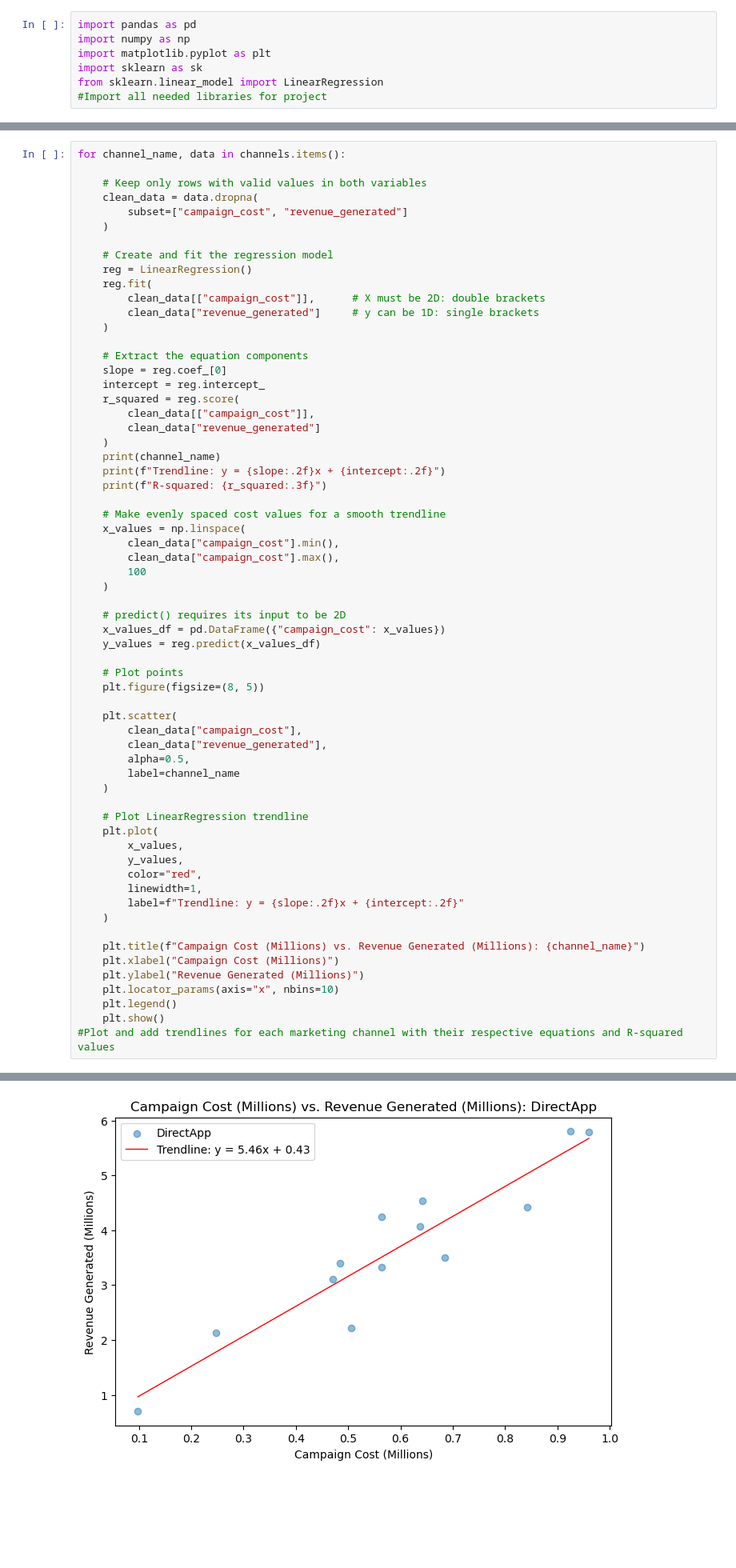
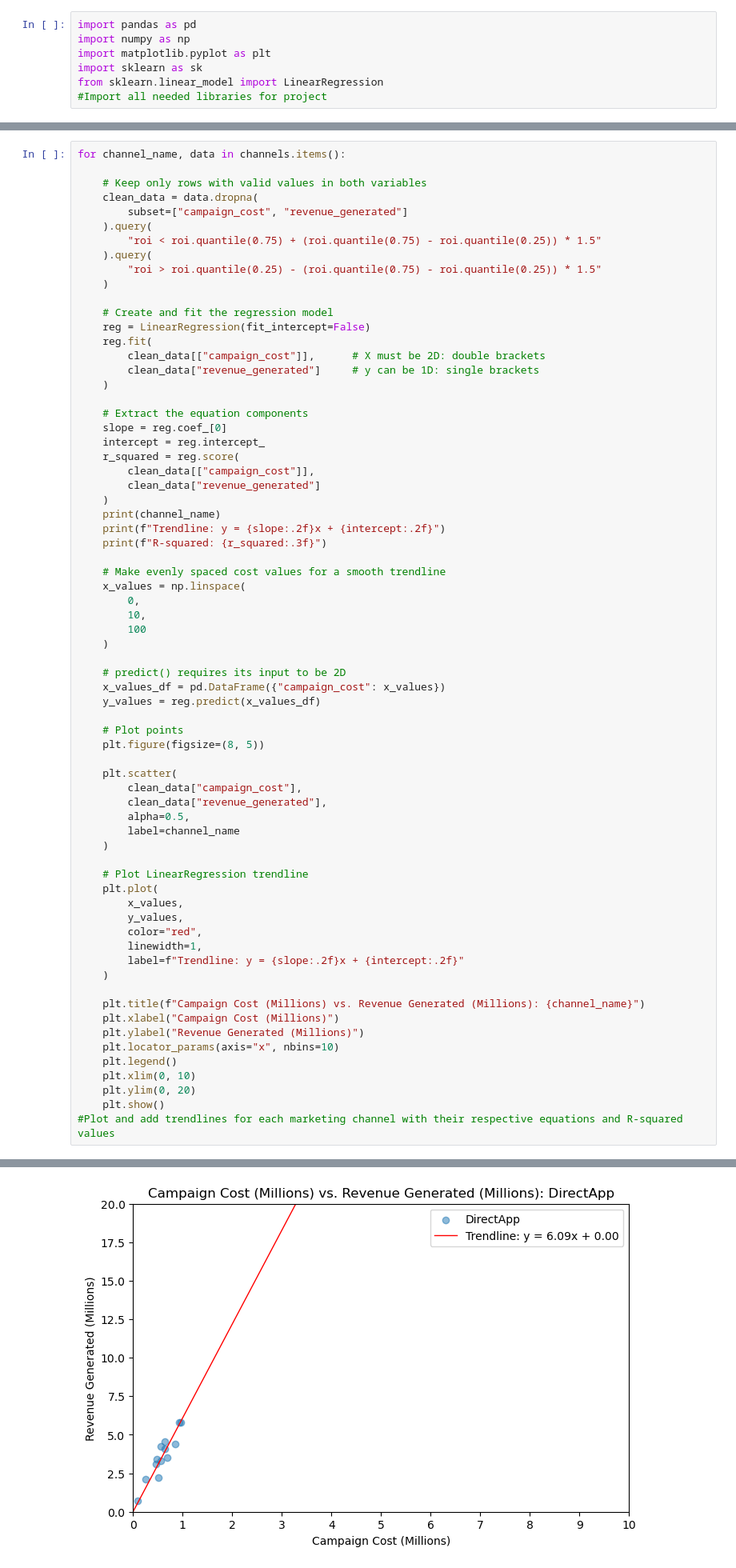
Before and after one commit to garrettalstrin/Mock-Marketing-Data-ROI, a Jupyter notebook: Mock Marketing Data ROI Analysis.ipynb, the cells around one changed output, grey strips where cells are left out. Shown at 80% size. Drawn from its saved outputs; the diff is of its cells as text; blank space fills up the shorter version.

```diff
--- a/Mock Marketing Data ROI Analysis.ipynb
+++ b/Mock Marketing Data ROI Analysis.ipynb
@@ -61,10 +61,14 @@ for channel_name, data in channels.items():
     # Keep only rows with valid values in both variables
     clean_data = data.dropna(
         subset=["campaign_cost", "revenue_generated"]
+    ).query(
+        "roi < roi.quantile(0.75) + (roi.quantile(0.75) - roi.quantile(0.25)) * 1.5"
+    ).query(
+        "roi > roi.quantile(0.25) - (roi.quantile(0.75) - roi.quantile(0.25)) * 1.5"
     )
 
     # Create and fit the regression model
-    reg = LinearRegression()
+    reg = LinearRegression(fit_intercept=False)
     reg.fit(
         clean_data[["campaign_cost"]],      # X must be 2D: double brackets
         clean_data["revenue_generated"]     # y can be 1D: single brackets
@@ -83,8 +87,8 @@ for channel_name, data in channels.items():
 
     # Make evenly spaced cost values for a smooth trendline
     x_values = np.linspace(
-        clean_data["campaign_cost"].min(),
-        clean_data["campaign_cost"].max(),
+        0,
+        10,
         100
     )
 
@@ -116,6 +120,8 @@ for channel_name, data in channels.items():
     plt.ylabel("Revenue Generated (Millions)")
     plt.locator_params(axis="x", nbins=10)
     plt.legend()
+    plt.xlim(0, 10)
+    plt.ylim(0, 20)
     plt.show()
 #Plot and add trendlines for each marketing channel with their respective equations and R-squared values
 # %% [output]
@@ -125,2 +131,2 @@ R-squared: 0.872
-[figure, old version]
+[figure, new version]
 SocialMediaFacebook
```
Also changed, not shown: parts of 1 cell of this notebook.
